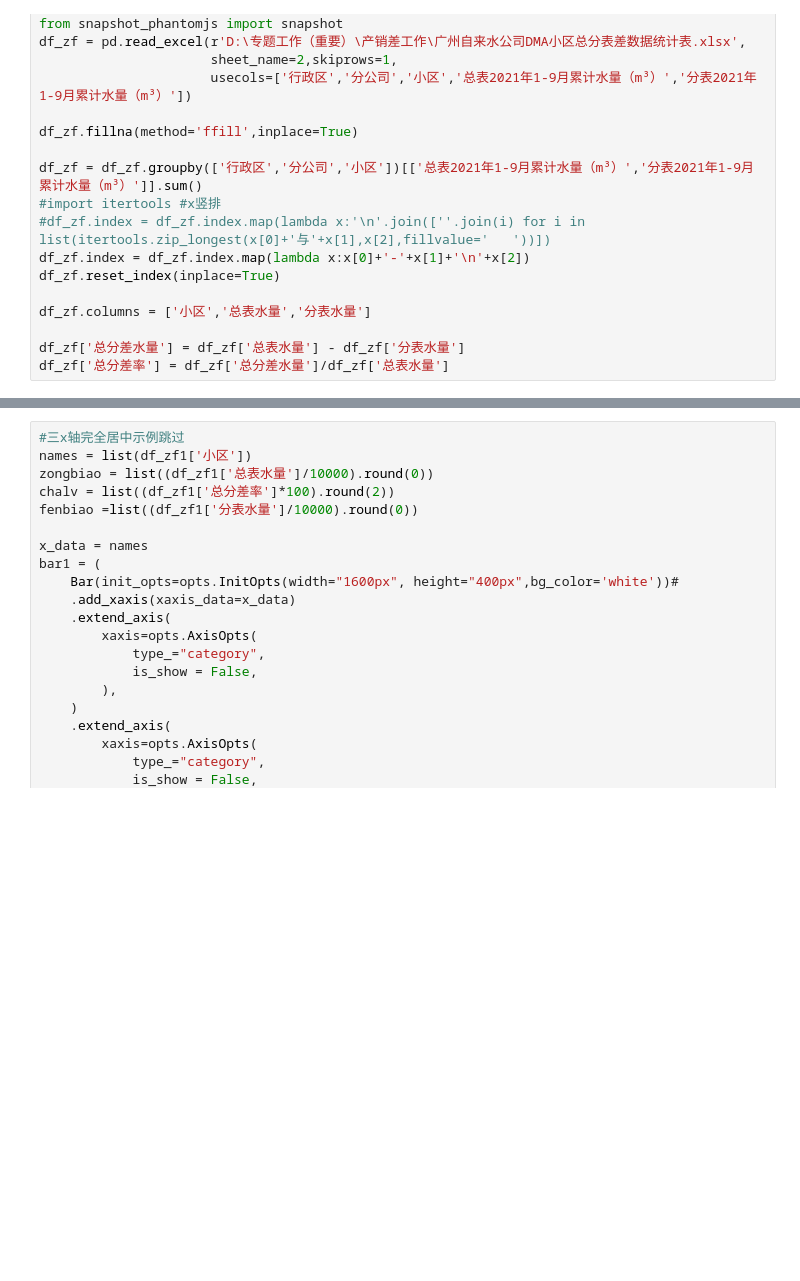
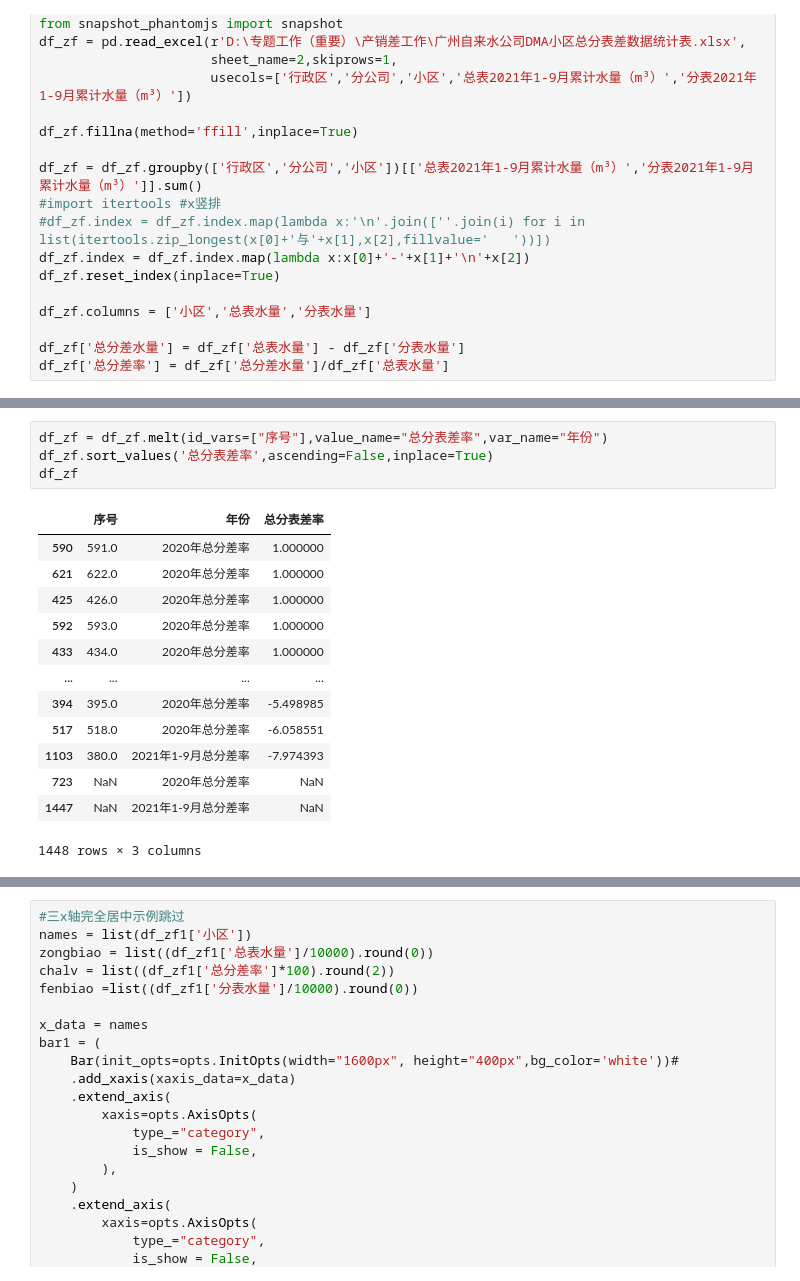
Before and after one commit to jayaston/mypyworks, a Jupyter notebook: 方便snapshot的产销差分析图表.ipynb, the cells around one changed output, grey strips where cells are left out. Drawn from its saved outputs; the diff is of its cells as text; blank space fills up the shorter version.

```diff
--- a/方便snapshot的产销差分析图表.ipynb
+++ b/方便snapshot的产销差分析图表.ipynb
@@ -846,0 +886,18 @@ df_zf['总分差率'] = df_zf['总分差水量']/df_zf['总表水量']
+# %%
+df_zf = df_zf.melt(id_vars=["序号"],value_name="总分表差率",var_name="年份")
+df_zf.sort_values('总分表差率',ascending=False,inplace=True)
+df_zf
+# %% [output]
+|  | 序号 | 年份 | 总分表差率 |
+| 590 | 591.0 | 2020年总分差率 | 1.000000 |
+| 621 | 622.0 | 2020年总分差率 | 1.000000 |
+| 425 | 426.0 | 2020年总分差率 | 1.000000 |
+| 592 | 593.0 | 2020年总分差率 | 1.000000 |
+| 433 | 434.0 | 2020年总分差率 | 1.000000 |
+| ... | ... | ... | ... |
+| 394 | 395.0 | 2020年总分差率 | -5.498985 |
+| 517 | 518.0 | 2020年总分差率 | -6.058551 |
+| 1103 | 380.0 | 2021年1-9月总分差率 | -7.974393 |
+| 723 | NaN | 2020年总分差率 | NaN |
+| 1447 | NaN | 2021年1-9月总分差率 | NaN |
+1448 rows × 3 columns
```
Also changed, not shown: parts of 4 cells of this notebook, 12 other files.
